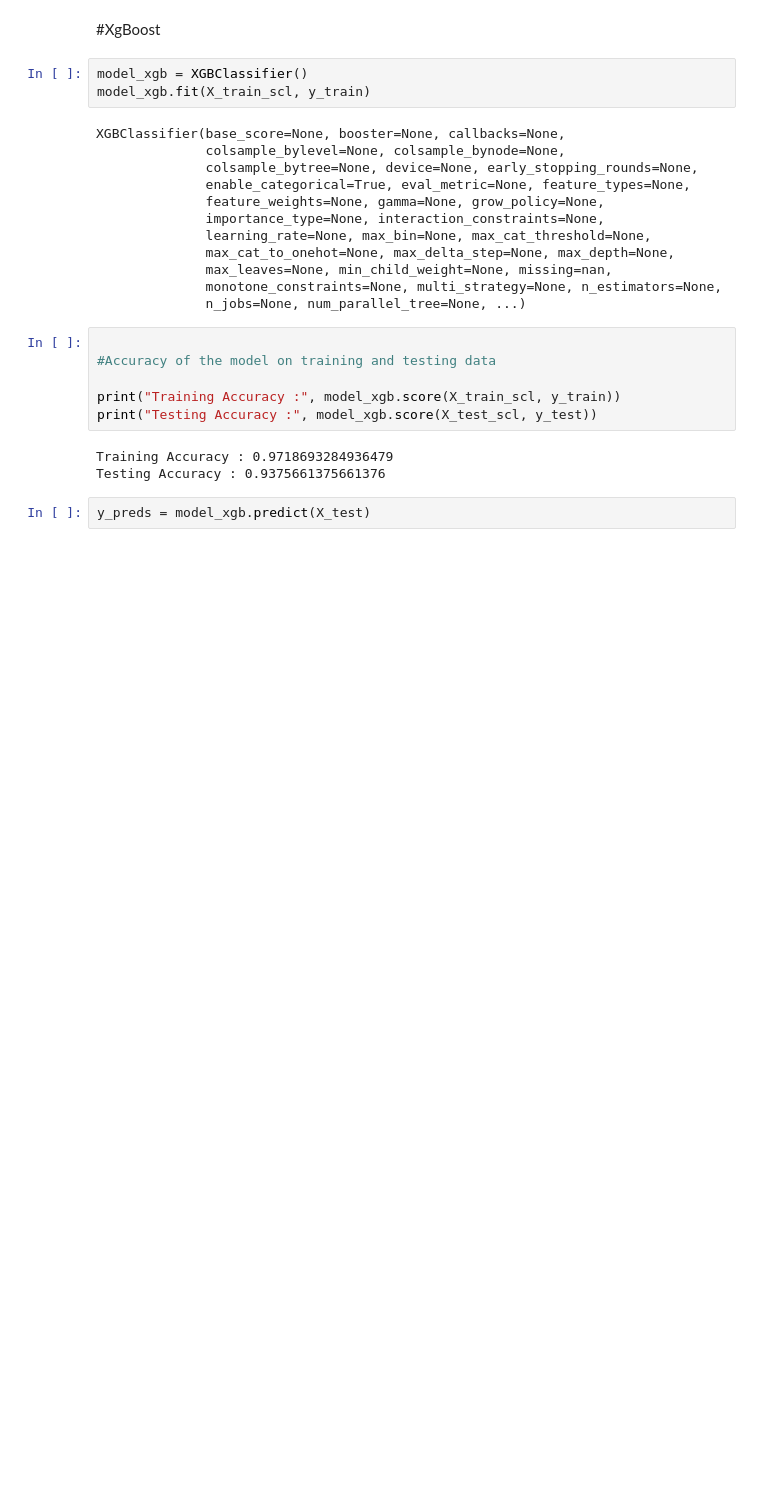
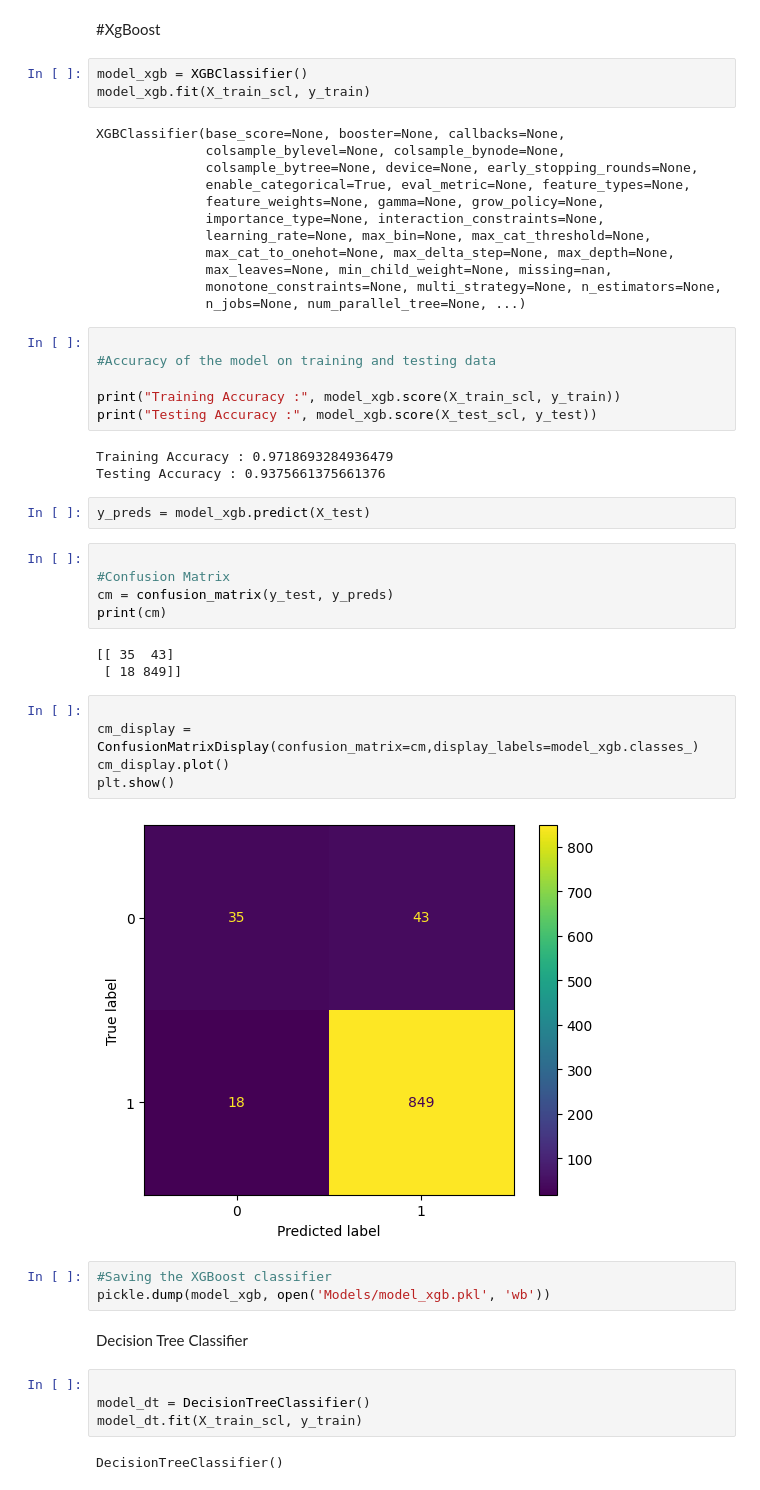
Before and after one commit to Ashishjoshi794/Amazon-Alexa-Review, a Jupyter notebook: Amazon_Alexa_Review.ipynb, the cells around one changed output. Cells and saved outputs as stored; diff of their text form; blank space fills up the shorter version.

```diff
--- a/Amazon_Alexa_Review.ipynb
+++ b/Amazon_Alexa_Review.ipynb
@@ -671,3 +671,29 @@ Training Accuracy : 0.9718693284936479
 Testing Accuracy : 0.9375661375661376
 # %%
 y_preds = model_xgb.predict(X_test)
+# %%
+
+#Confusion Matrix
+cm = confusion_matrix(y_test, y_preds)
+print(cm)
+# %% [output]
+[[ 35  43]
+ [ 18 849]]
+# %%
+
+cm_display = ConfusionMatrixDisplay(confusion_matrix=cm,display_labels=model_xgb.classes_)
+cm_display.plot()
+plt.show()
+# %% [output]
+[figure, added]
+# %%
+#Saving the XGBoost classifier
+pickle.dump(model_xgb, open('Models/model_xgb.pkl', 'wb'))
+# %% [markdown]
+Decision Tree Classifier
+# %%
+
+model_dt = DecisionTreeClassifier()
+model_dt.fit(X_train_scl, y_train)
+# %% [output]
+DecisionTreeClassifier()
```
Also changed, not shown: parts of 4 cells of this notebook.
